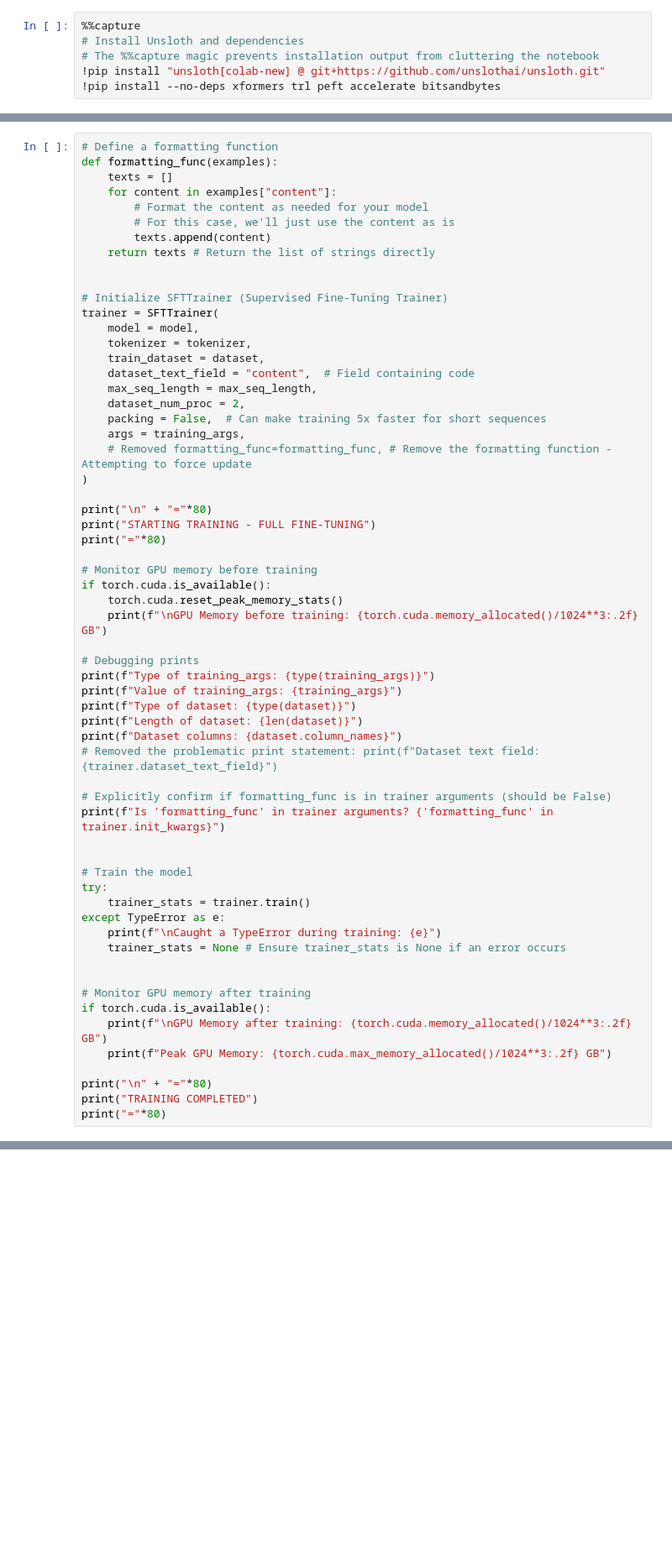
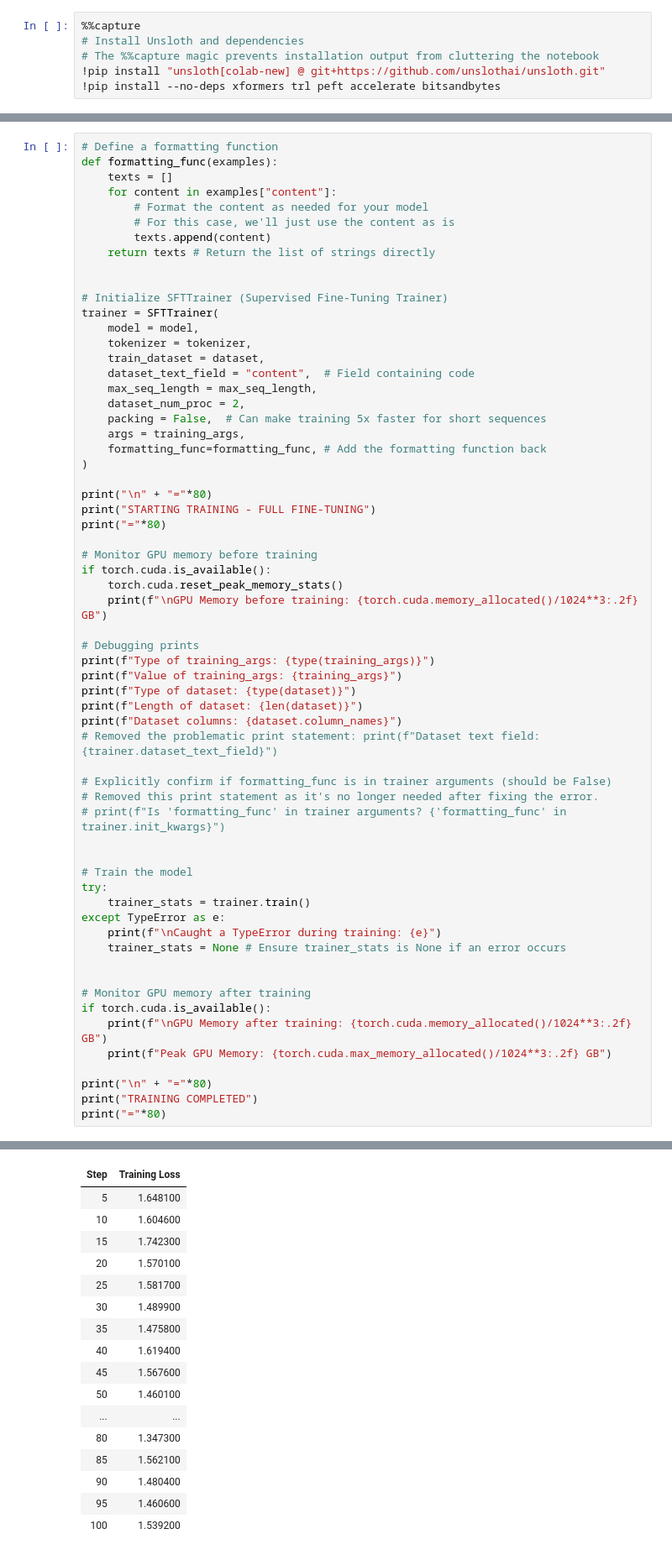
Before and after one commit to BalaAnbalagan/modern-ai-unsloth, a Jupyter notebook: colab1_full_finetune.ipynb, the cells around one changed output, grey strips where cells are left out. Shown at 84% size. Cells and saved outputs as stored; diff of their text form; blank space fills up the shorter version.

```diff
--- a/colab1_full_finetune.ipynb
+++ b/colab1_full_finetune.ipynb
@@ -291,7 +346,7 @@ trainer = SFTTrainer(
     dataset_num_proc = 2,
     packing = False,  # Can make training 5x faster for short sequences
     args = training_args,
-    # Removed formatting_func=formatting_func, # Remove the formatting function - Attempting to force update
+    formatting_func=formatting_func, # Add the formatting function back
 )
 
 print("\n" + "="*80)
@@ -312,7 +367,8 @@ print(f"Dataset columns: {dataset.column_names}")
 # Removed the problematic print statement: print(f"Dataset text field: {trainer.dataset_text_field}")
 
 # Explicitly confirm if formatting_func is in trainer arguments (should be False)
-print(f"Is 'formatting_func' in trainer arguments? {'formatting_func' in trainer.init_kwargs}")
+# Removed this print statement as it's no longer needed after fixing the error.
+# print(f"Is 'formatting_func' in trainer arguments? {'formatting_func' in trainer.init_kwargs}")
 
 
 # Train the model
@@ -331,3 +387,4 @@ if torch.cuda.is_available():
 print("\n" + "="*80)
 print("TRAINING COMPLETED")
 print("="*80)
+# %% [output]
@@ -333,0 +416,17 @@ print("="*80)
+| Step | Training Loss |
+| 5 | 1.648100 |
+| 10 | 1.604600 |
+| 15 | 1.742300 |
+| 20 | 1.570100 |
+| 25 | 1.581700 |
+| 30 | 1.489900 |
+| 35 | 1.475800 |
+| 40 | 1.619400 |
+| 45 | 1.567600 |
+| 50 | 1.460100 |
+| ... | ... |
+| 80 | 1.347300 |
+| 85 | 1.562100 |
+| 90 | 1.480400 |
+| 95 | 1.460600 |
+| 100 | 1.539200 |
```
Also changed, not shown: parts of 11 cells of this notebook.
